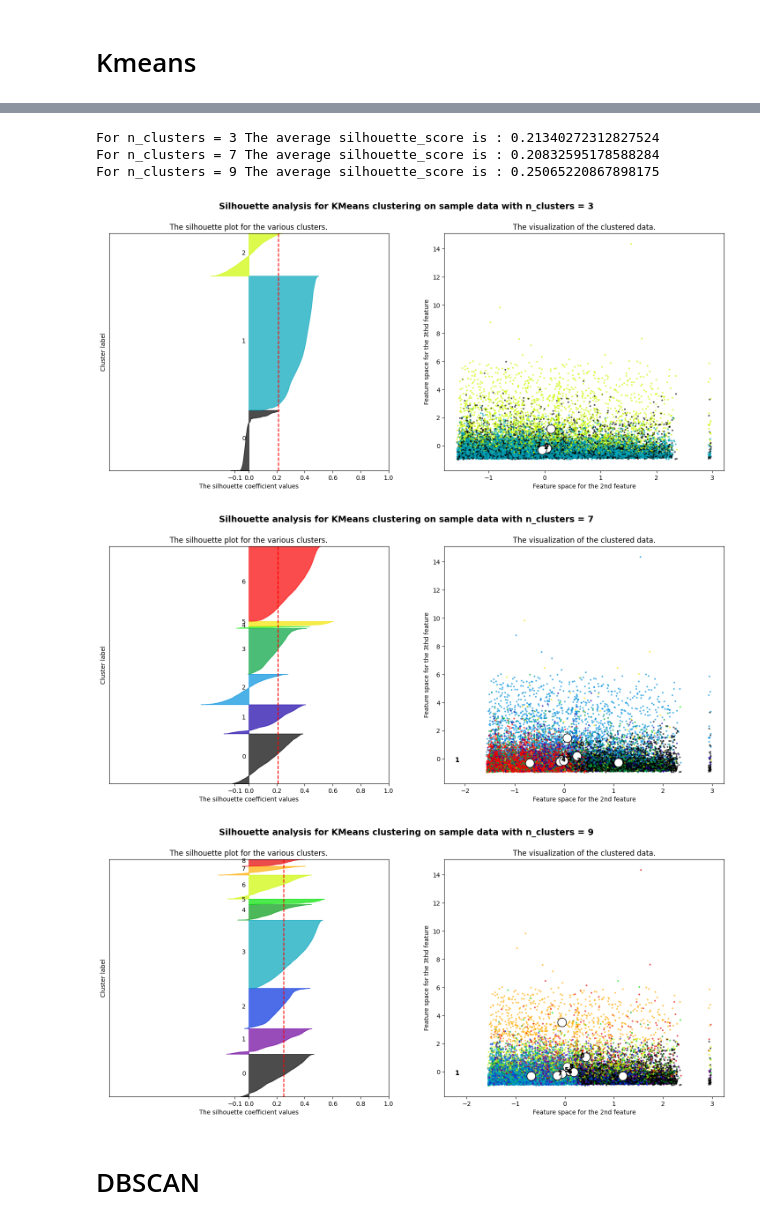
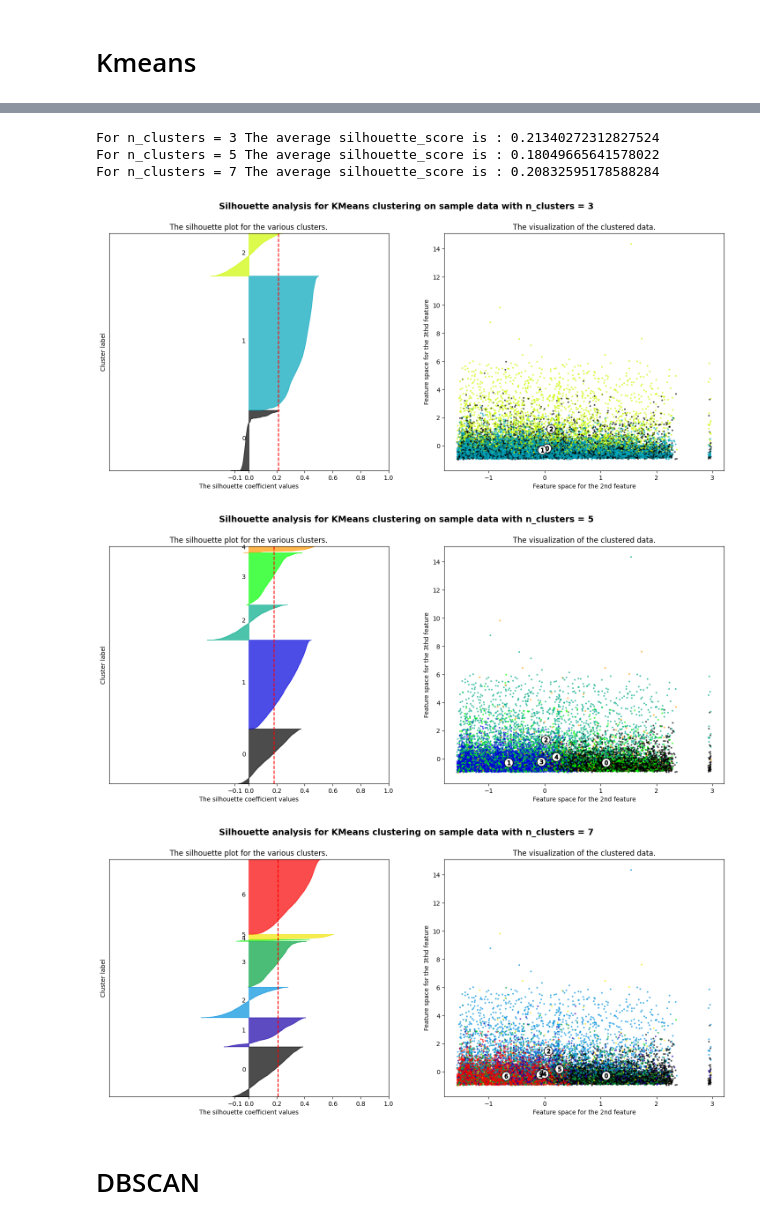
Before and after one commit to Cyr-dcx/Olist_clustering, a Jupyter notebook: notebooks/clustering.ipynb, the cells around one changed output, grey strips where cells are left out. Cells and saved outputs as stored; diff of their text form; code cells hidden in the pictures.

```diff
--- a/notebooks/clustering.ipynb
+++ b/notebooks/clustering.ipynb
@@ -50,6 +50,6 @@ plt.plot(range(2,15), silhouettes, marker='o')
 # %%
 X_norm_sample = X_norm[:20000,:]
-range_n_clusters = [3, 7, 9]
+range_n_clusters = [3, 5, 7]
 
 for n_clusters in range_n_clusters:
     # Create a subplot with 1 row and 2 columns
@@ -130,36 +130,36 @@ for n_clusters in range_n_clusters:
     # Draw white circles at cluster centers
     ax2.scatter(
         centers[:, 1],
         centers[:, 2],
         marker="o",
         c="white",
         alpha=1,
         s=200,
         edgecolor="k",
     )
 
     for i, c in enumerate(centers):
         ax2.scatter(c[1], c[2], marker="$%d$" % i, alpha=1, s=50, edgecolor="k")
 
     ax2.set_title("The visualization of the clustered data.")
     ax2.set_xlabel("Feature space for the 2nd feature")
     ax2.set_ylabel("Feature space for the 3thd feature")
 
     plt.suptitle(
         "Silhouette analysis for KMeans clustering on sample data with n_clusters = %d"
         % n_clusters,
         fontsize=14,
         fontweight="bold",
     )
 
 plt.show()
 # %% [output]
 For n_clusters = 3 The average silhouette_score is : 0.21340272312827524
+For n_clusters = 5 The average silhouette_score is : 0.18049665641578022
 For n_clusters = 7 The average silhouette_score is : 0.20832595178588284
-For n_clusters = 9 The average silhouette_score is : 0.25065220867898175
 [figure]
-[figure, old version]
+[figure, new version]
-[figure, old version]
+[figure, new version]
 # %% [markdown]
 # DBSCAN
 # %%
```
Also changed, not shown: parts of 9 cells of this notebook, 10 other files.
